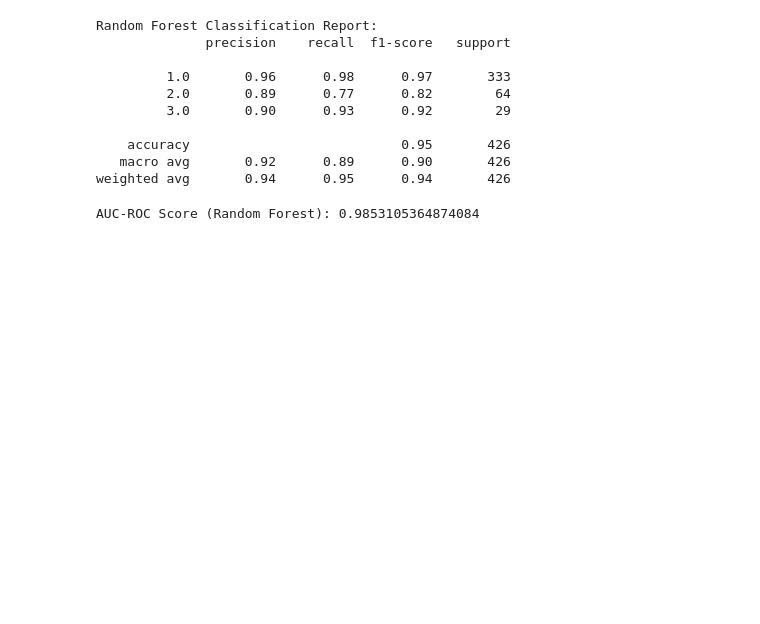
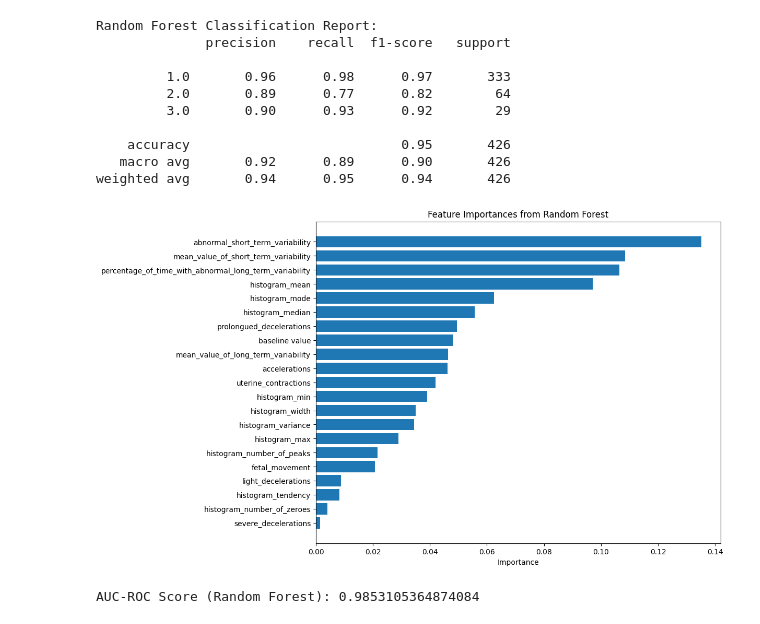
Before and after one commit to kalistaYeba/Research-, a Jupyter notebook: Coding_school.ipynb, the cells around one changed output. Saved outputs shown, nothing was run; the diff lists cells and outputs as text; code cells hidden in the pictures; blank space fills up the shorter version.

```diff
--- a/Coding_school.ipynb
+++ b/Coding_school.ipynb
@@ -218,6 +218,27 @@ Random Forest Classification Report:
     accuracy                           0.95       426
    macro avg       0.92      0.89      0.90       426
 weighted avg       0.94      0.95      0.94       426
+# %%
+# Get feature importances
+importances = rf_model.feature_importances_
+feature_names = X.columns
+# %%
+# Create DataFrame for visualization
+feature_importance_df = pd.DataFrame({
+    'Feature': feature_names,
+    'Importance': importances
+}).sort_values(by='Importance', ascending=True)
+# %%
+# Plot feature importances
+import matplotlib.pyplot as plt
+
+plt.figure(figsize=(10,8))
+plt.barh(feature_importance_df['Feature'], feature_importance_df['Importance'])
+plt.xlabel('Importance')
+plt.title('Feature Importances from Random Forest')
+plt.show()
+# %% [output]
+[figure, added]
 # %%
 # 16. Calculate AUC-ROC Score
 roc_score_rf = roc_auc_score(y_test, rf_model.predict_proba(X_test), multi_class='ovr')
```
